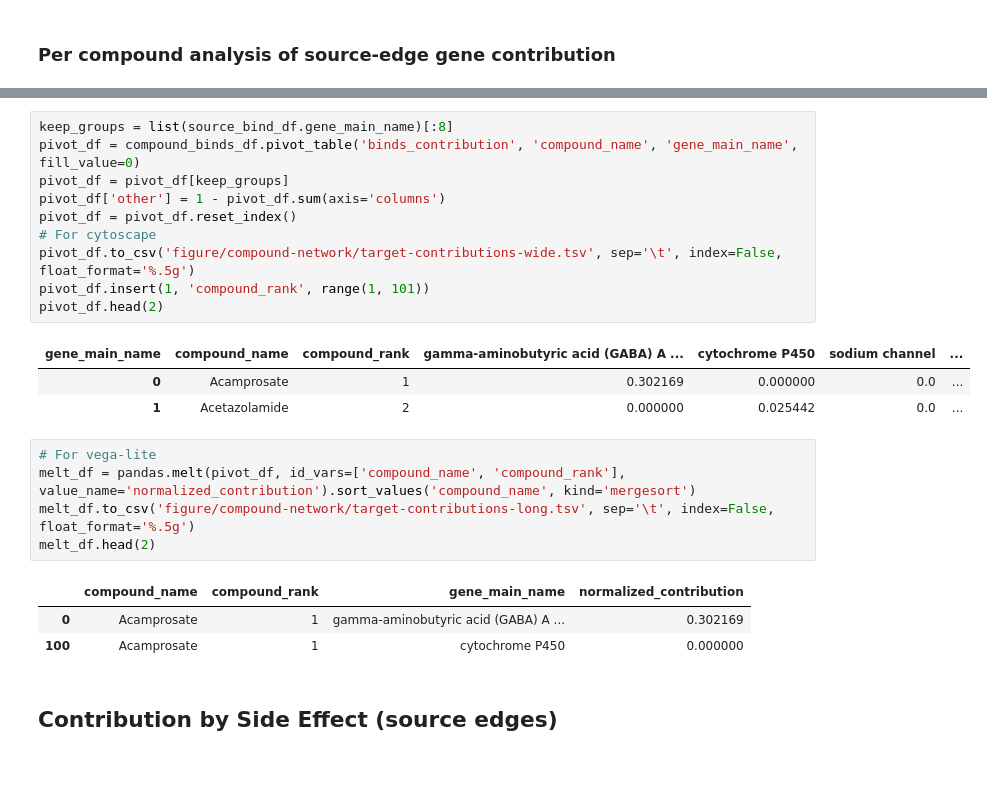
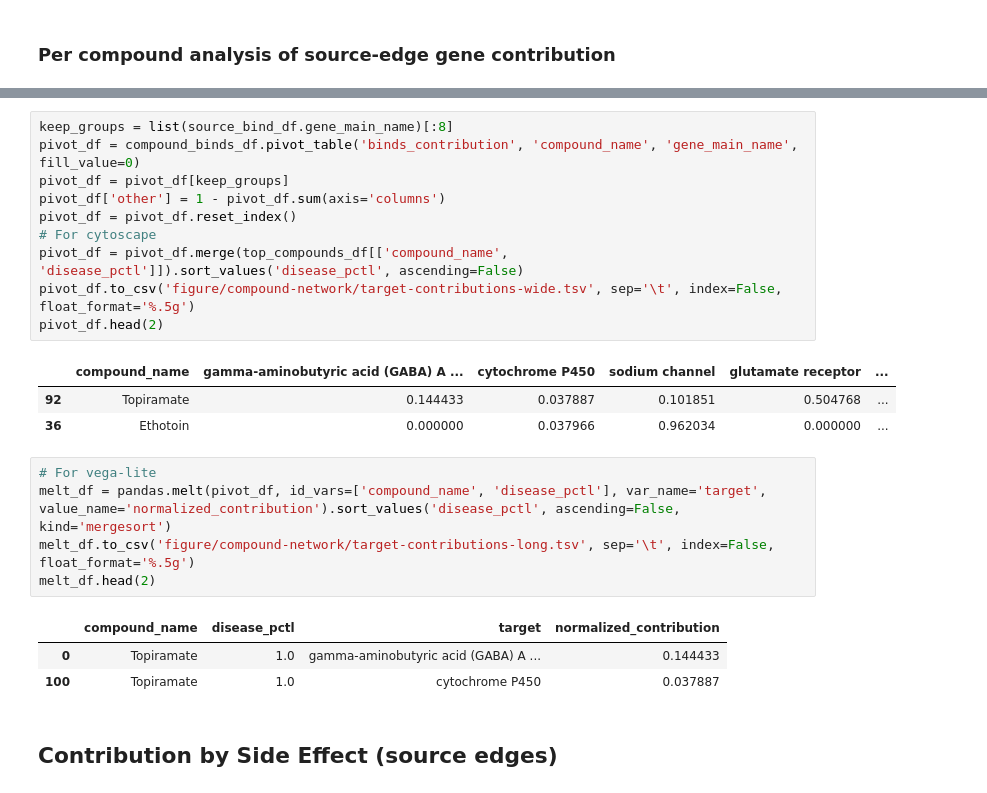
Before and after one commit to dhimmel/rephetio, a Jupyter notebook: epilepsy/3.contribution.ipynb, the cells around one changed output, grey strips where cells are left out. Saved outputs shown, nothing was run; the diff lists cells and outputs as text.

Commit message:
Fix compound rank bug, use disease_pctl

```diff
--- a/epilepsy/3.contribution.ipynb
+++ b/epilepsy/3.contribution.ipynb
@@ -307,26 +307,26 @@ compound_binds_df.head(2)
 # %%
 keep_groups = list(source_bind_df.gene_main_name)[:8]
 pivot_df = compound_binds_df.pivot_table('binds_contribution', 'compound_name', 'gene_main_name', fill_value=0)
 pivot_df = pivot_df[keep_groups]
 pivot_df['other'] = 1 - pivot_df.sum(axis='columns')
 pivot_df = pivot_df.reset_index()
 # For cytoscape
+pivot_df = pivot_df.merge(top_compounds_df[['compound_name', 'disease_pctl']]).sort_values('disease_pctl', ascending=False)
 pivot_df.to_csv('figure/compound-network/target-contributions-wide.tsv', sep='\t', index=False, float_format='%.5g')
-pivot_df.insert(1, 'compound_rank', range(1, 101))
 pivot_df.head(2)
 # %% [output]
-| gene_main_name | compound_name | compound_rank | gamma-aminobutyric acid (GABA) A ... | cytochrome P450 | sodium channel | ... |
-| 0 | Acamprosate | 1 | 0.302169 | 0.000000 | 0.0 | ... |
-| 1 | Acetazolamide | 2 | 0.000000 | 0.025442 | 0.0 | ... |
+|  | compound_name | gamma-aminobutyric acid (GABA) A ... | cytochrome P450 | sodium channel | glutamate receptor | ... |
+| 92 | Topiramate | 0.144433 | 0.037887 | 0.101851 | 0.504768 | ... |
+| 36 | Ethotoin | 0.000000 | 0.037966 | 0.962034 | 0.000000 | ... |
 # %%
 # For vega-lite
-melt_df = pandas.melt(pivot_df, id_vars=['compound_name', 'compound_rank'], value_name='normalized_contribution').sort_values('compound_name', kind='mergesort')
+melt_df = pandas.melt(pivot_df, id_vars=['compound_name', 'disease_pctl'], var_name='target', value_name='normalized_contribution').sort_values('disease_pctl', ascending=False, kind='mergesort')
 melt_df.to_csv('figure/compound-network/target-contributions-long.tsv', sep='\t', index=False, float_format='%.5g')
 melt_df.head(2)
 # %% [output]
-|  | compound_name | compound_rank | gene_main_name | normalized_contribution |
-| 0 | Acamprosate | 1 | gamma-aminobutyric acid (GABA) A ... | 0.302169 |
-| 100 | Acamprosate | 1 | cytochrome P450 | 0.000000 |
+|  | compound_name | disease_pctl | target | normalized_contribution |
+| 0 | Topiramate | 1.0 | gamma-aminobutyric acid (GABA) A ... | 0.144433 |
+| 100 | Topiramate | 1.0 | cytochrome P450 | 0.037887 |
 # %% [markdown]
 ## Contribution by Side Effect (source edges)
 # %%
```
Also changed, not shown: 2 other files.
